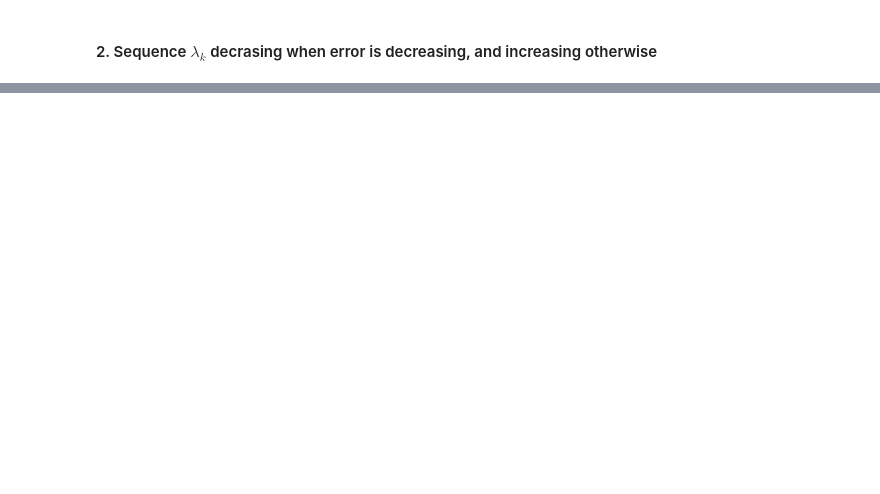
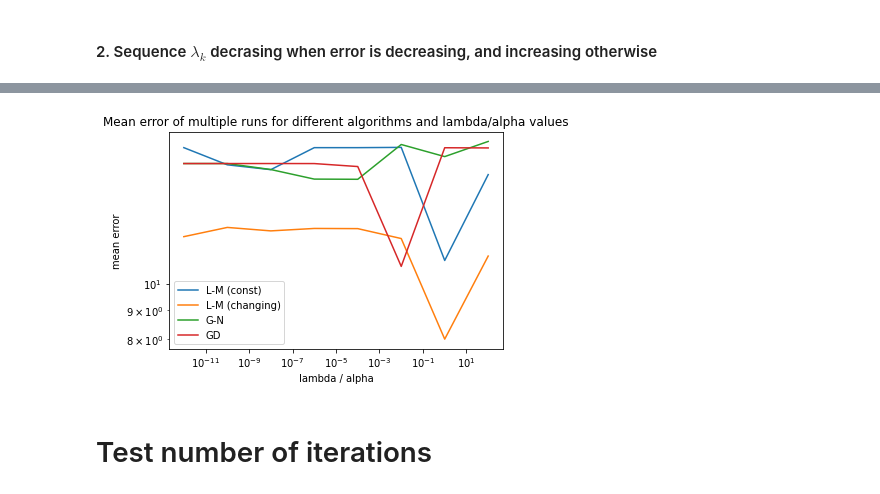
Before and after one commit to Perlik476/MNUMAD-optimizers, a Jupyter notebook: project/test_neural_network.ipynb, the cells around one changed output, grey strips where cells are left out. Saved outputs shown, nothing was run; the diff lists cells and outputs as text; code cells hidden in the pictures; blank space fills up the shorter version.

Commit message:
Update neural network test

```diff
--- a/project/test_neural_network.ipynb
+++ b/project/test_neural_network.ipynb
@@ -196,2 +136,2 @@ M, N
 # %%
-R = Function(F=r, DF=Dr, M=23, N=N)
+R = Function(F=r, DF=Dr, M=M, N=N)
@@ -217,9 +139,8 @@ R = Function(F=r, DF=Dr, M=23, N=N)
 # Test different methods
 # %%
 np.random.seed(0)
-p0 = 1 / np.sqrt(M) * np.random.randn(M)
-max_iter = 1000
+p0 = np.random.randn(M)
+max_iter = 100
 alpha_gn = 1e1
-max_iter_gd = 1000
-alpha_gd = 1e3
-p0
+max_iter_gd = 100
+alpha_gd = 1e-3
@@ -258,8 +156,8 @@ p = p0
 for epoch in range(max_iter_gd):
     i = np.random.randint(0, len(X))
     x, y = X[i,:], Y[i]
-    p -= alpha_gd * grad_C(p, layers, x, y)
+    p = p - alpha_gd * N * grad_C(p, layers, x, y)
 
-err = np.linalg.norm(f(p, layers, X, Y))
-print(f"{p=}\n{err=}")
+err = np.linalg.norm(R(p))
+print(f"|p-p0|={np.linalg.norm(p-p0)}\n{err=}")
 # %% [output]
@@ -394,0 +289,27 @@ err=987.0992857863894
+# %%
+errors_mean_lm_const = np.mean(errors_levenberg_marquardt_const_param, axis=1)
+errors_mean_lm_const = remove_nans_infs_and_zeros(errors_mean_lm_const)
+
+errors_mean_lm_mod = np.mean(errors_levenberg_marquardt_modifying_param, axis=1)
+errors_mean_lm_mod = remove_nans_infs_and_zeros(errors_mean_lm_mod)
+
+errors_gn_mean = np.mean(errors_gauss_newton, axis=1)
+errors_gn_mean = remove_nans_infs_and_zeros(errors_gn_mean)
+
+errors_gd_mean = np.mean(errors_gradient_descent, axis=1)
+errors_gd_mean = remove_nans_infs_and_zeros(errors_gd_mean)
+# %%
+plt.loglog(lambda_params, errors_mean_lm_const, label="L-M (const)")
+plt.loglog(lambda_params, errors_mean_lm_mod, label="L-M (changing)")
+plt.loglog(lambda_params, errors_gn_mean, label="G-N")
+plt.loglog(lambda_params, errors_gd_mean, label="GD")
+
+plt.legend()
+plt.xlabel("lambda / alpha")
+plt.ylabel("mean error")
+plt.title("Mean error of multiple runs for different algorithms and lambda/alpha values")
+plt.show()
+# %% [output]
+[figure, added]
+# %% [markdown]
+# Test number of iterations
```
Also changed, not shown: parts of 28 cells of this notebook.
